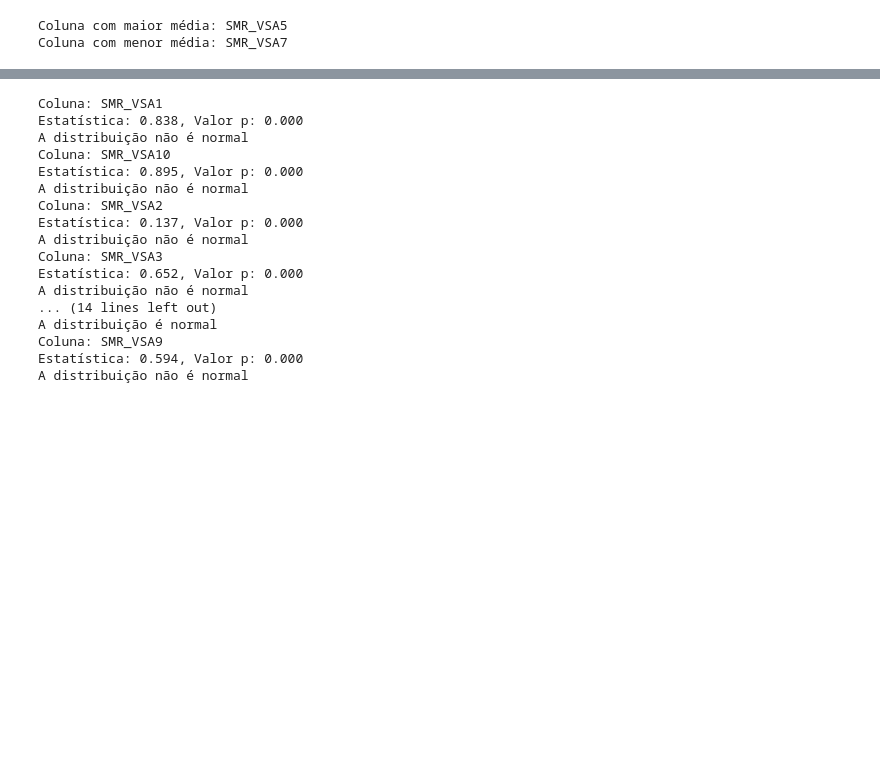
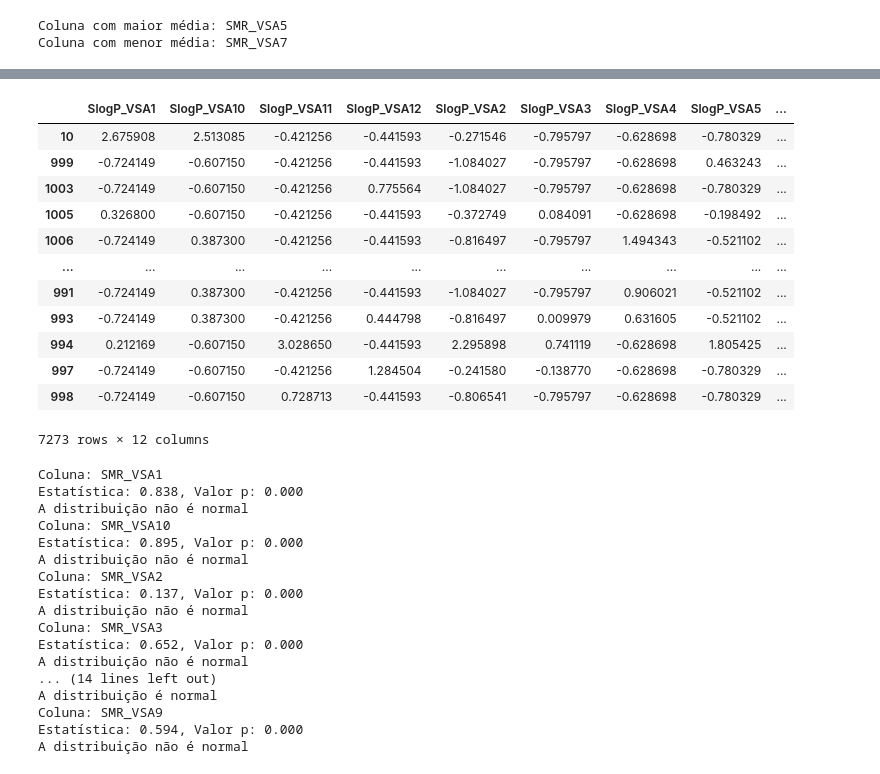
Before and after one commit to esperancaa/Extracao_de_Dados, a Jupyter notebook: Trabalho_Pyhton/Trabalho.ipynb, the cells around one changed output, grey strips where cells are left out. Saved outputs shown, nothing was run; the diff lists cells and outputs as text; code cells hidden in the pictures; blank space fills up the shorter version.

```diff
--- a/Trabalho_Pyhton/Trabalho.ipynb
+++ b/Trabalho_Pyhton/Trabalho.ipynb
@@ -443,3 +427,27 @@ for col in cols_smr_vsa:
+# %%
+from sklearn.preprocessing import StandardScaler
+
+# Selecionando as colunas que começam com "fr_"
+cols_SlogP = df_global.filter(regex='^SlogP').columns
+
+# Aplicando a normalização apenas nessas colunas
+scaler = StandardScaler()
+df_global[cols_SlogP] = scaler.fit_transform(df_global[cols_SlogP])
+df_global[cols_SlogP]
+# %% [output]
+|  | SlogP_VSA1 | SlogP_VSA10 | SlogP_VSA11 | SlogP_VSA12 | SlogP_VSA2 | SlogP_VSA3 | SlogP_VSA4 | SlogP_VSA5 | ... |
+| 10 | 2.675908 | 2.513085 | -0.421256 | -0.441593 | -0.271546 | -0.795797 | -0.628698 | -0.780329 | ... |
+| 999 | -0.724149 | -0.607150 | -0.421256 | -0.441593 | -1.084027 | -0.795797 | -0.628698 | 0.463243 | ... |
+| 1003 | -0.724149 | -0.607150 | -0.421256 | 0.775564 | -1.084027 | -0.795797 | -0.628698 | -0.780329 | ... |
+| 1005 | 0.326800 | -0.607150 | -0.421256 | -0.441593 | -0.372749 | 0.084091 | -0.628698 | -0.198492 | ... |
+| 1006 | -0.724149 | 0.387300 | -0.421256 | -0.441593 | -0.816497 | -0.795797 | 1.494343 | -0.521102 | ... |
+| ... | ... | ... | ... | ... | ... | ... | ... | ... | ... |
+| 991 | -0.724149 | 0.387300 | -0.421256 | -0.441593 | -1.084027 | -0.795797 | 0.906021 | -0.521102 | ... |
+| 993 | -0.724149 | 0.387300 | -0.421256 | 0.444798 | -0.816497 | 0.009979 | 0.631605 | -0.521102 | ... |
+| 994 | 0.212169 | -0.607150 | 3.028650 | -0.441593 | 2.295898 | 0.741119 | -0.628698 | 1.805425 | ... |
+| 997 | -0.724149 | -0.607150 | -0.421256 | 1.284504 | -0.241580 | -0.138770 | -0.628698 | -0.780329 | ... |
+| 998 | -0.724149 | -0.607150 | 0.728713 | -0.441593 | -0.806541 | -0.795797 | -0.628698 | -0.780329 | ... |
+7273 rows × 12 columns
 # %%
 from scipy.stats import shapiro
 
```
Also changed, not shown: parts of 14 cells of this notebook.
